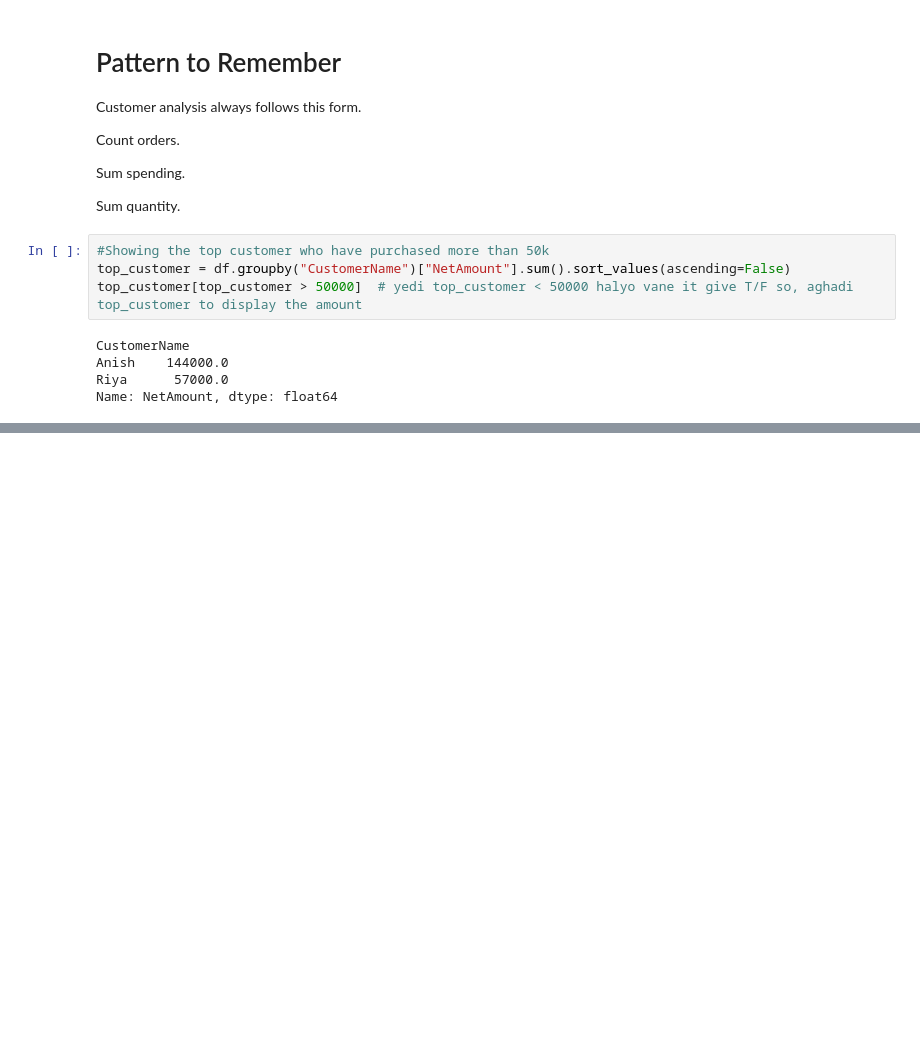
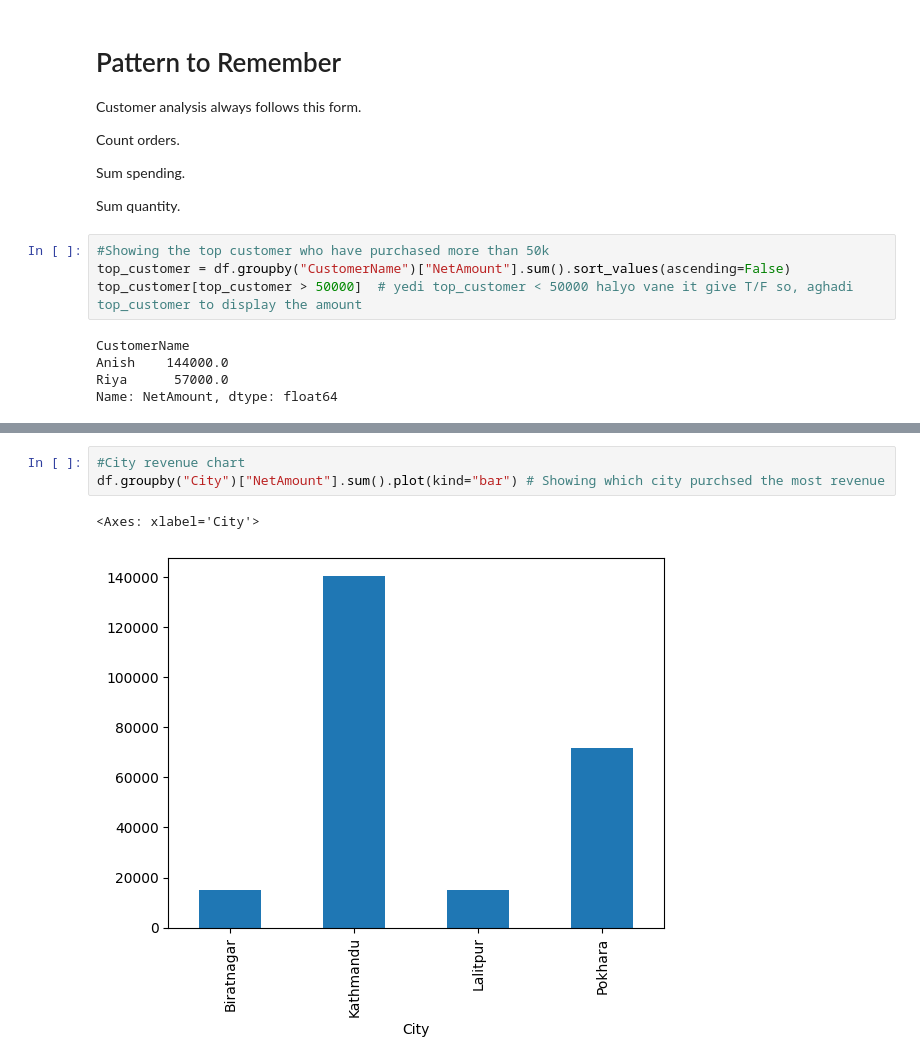
Before and after one commit to suzzzel5/Sales_Data-Analysis, a Jupyter notebook: num_panda3.ipynb, the cells around one changed output, grey strips where cells are left out. Cells and saved outputs as stored; diff of their text form; blank space fills up the shorter version.

```diff
--- a/num_panda3.ipynb
+++ b/num_panda3.ipynb
@@ -77,0 +85,6 @@ Name: NetAmount, dtype: float64
+# %%
+#City revenue chart
+df.groupby("City")["NetAmount"].sum().plot(kind="bar") # Showing which city purchsed the most revenue
+# %% [output]
+<Axes: xlabel='City'>
+[figure, added]
```
Also changed, not shown: parts of 3 cells of this notebook.
